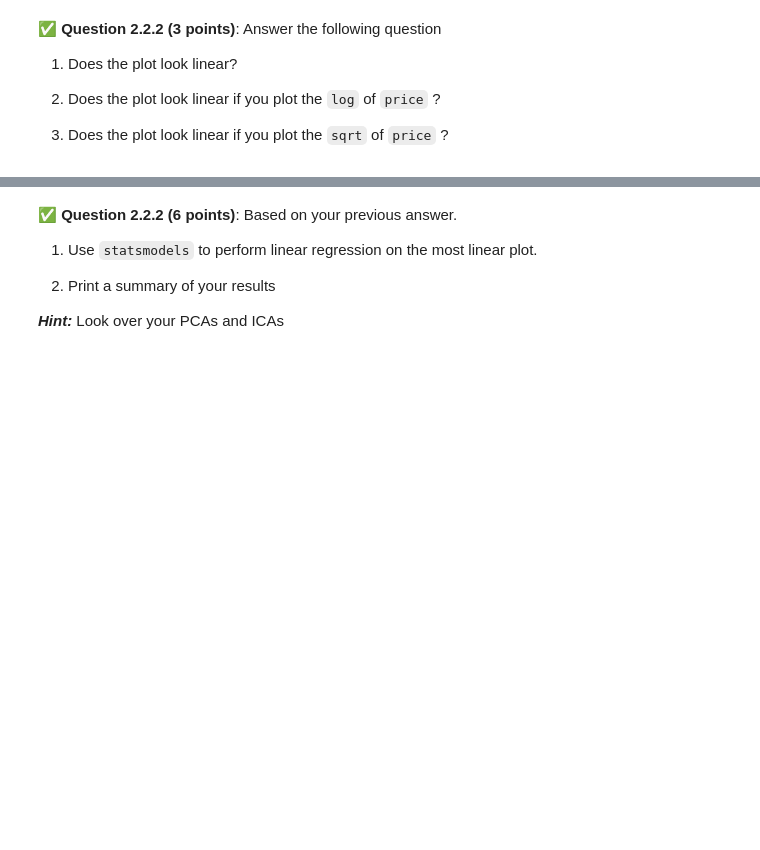
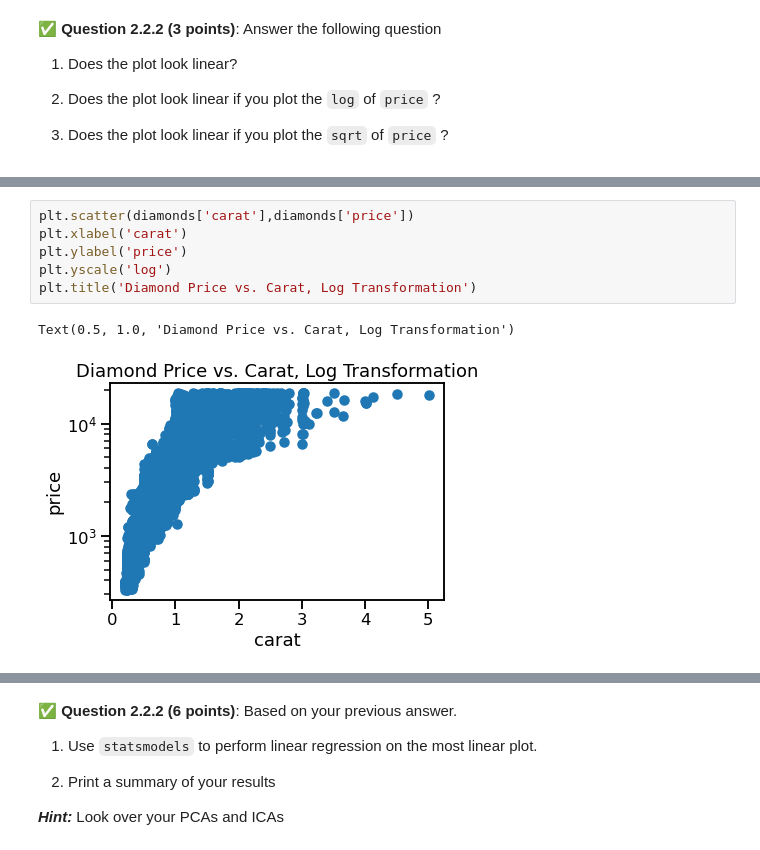
Before and after one commit to barnbyje/cmse202-s22-turnin, a Jupyter notebook: hw-04/HW-04_Regression-STUDENT.ipynb, the cells around one changed output, grey strips where cells are left out. Drawn from its saved outputs; the diff is of its cells as text; blank space fills up the shorter version.

```diff
--- a/hw-04/HW-04_Regression-STUDENT.ipynb
+++ b/hw-04/HW-04_Regression-STUDENT.ipynb
@@ -244,0 +420,9 @@ The goal of part 2.1 was to find the independent and dependent variables for our
+# %%
+plt.scatter(diamonds['carat'],diamonds['price'])
+plt.xlabel('carat')
+plt.ylabel('price')
+plt.yscale('log')
+plt.title('Diamond Price vs. Carat, Log Transformation')
+# %% [output]
+Text(0.5, 1.0, 'Diamond Price vs. Carat, Log Transformation')
+[figure, added]
```
Also changed, not shown: parts of 31 cells of this notebook.
